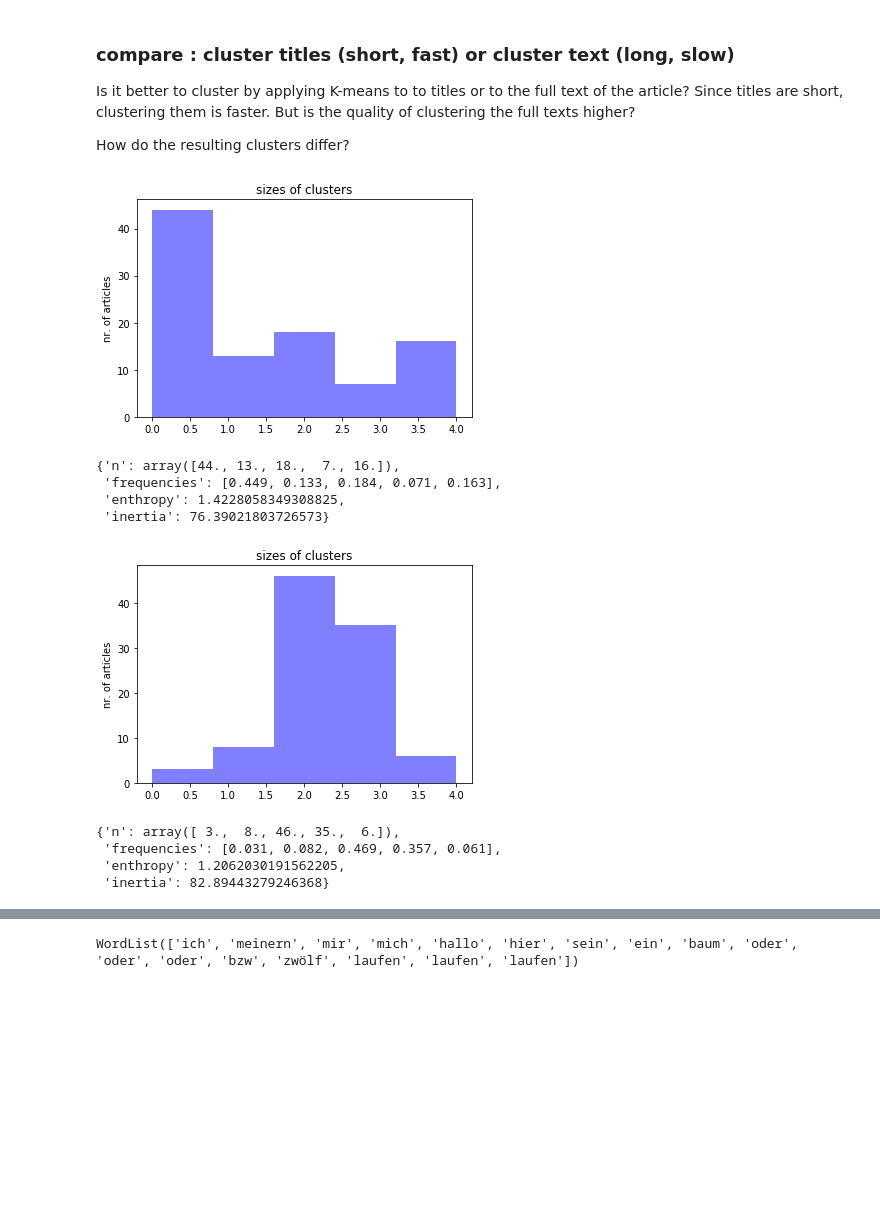
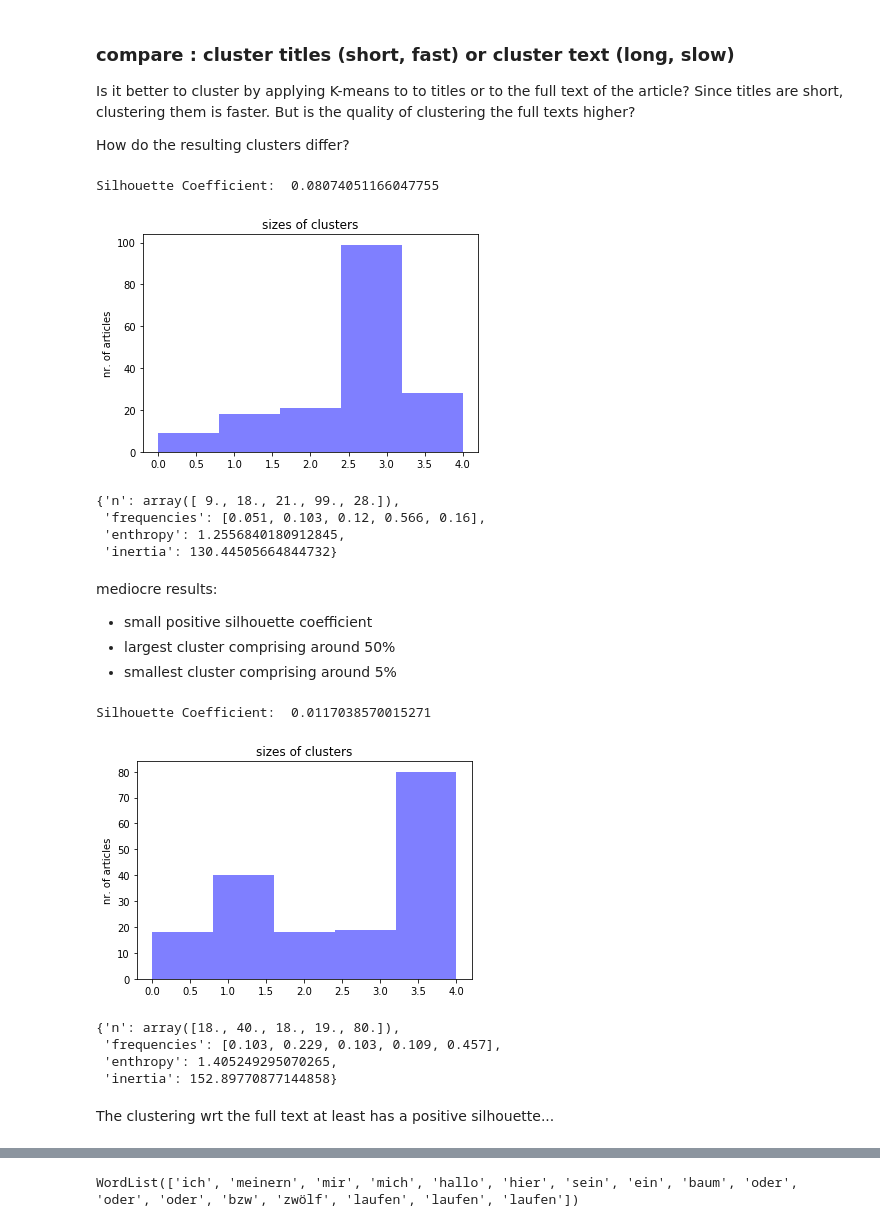
Before and after one commit to s81320/newsreader, a Jupyter notebook: workflow.ipynb, the cells around one changed output, grey strips where cells are left out. Cells and saved outputs as stored; diff of their text form; code cells hidden in the pictures; blank space fills up the shorter version.

```diff
--- a/workflow.ipynb
+++ b/workflow.ipynb
@@ -235,4 +186,4 @@ Remove punctuation. Lemmatize.
 # %%
-X = read_articles_transform_to_df('articles_02/*clean.json',debug=False)
+X = ml.read_articles_transform_to_df('articles_02/*clean.json',debug=False)
 #X['text'][0] # to check what we work with: Umlaute are correct, Data cleaning should have removed advertising text ...
 # %% [output]
@@ -269,31 +204,43 @@ X.head()
 Is it better to cluster by applying K-means to to titles or to the full text of the article? Since titles are short, clustering them is faster. But is the quality of clustering the full texts higher?
 
 How do the resulting clusters differ?
+# %%
+def my_clustering(list_of_strings, max_df , min_df , n_clusters):
+
+    tfidf = TfidfVectorizer(max_df=max_df , min_df =min_df)
+    km =  KMeans(init='k-means++', n_clusters=n_clusters, n_init=10)
+
+    my_pipe = Pipeline([('vect', tfidf), ('cluster', km) ])
+
+    my_pipe.fit(list_of_strings)
+
+    return(tfidf,km)
 # %%
-list_of_titles = [' '.join(preprocess(t)) for t in X['title']]
-
-cv = TfidfVectorizer(max_df=0.8 , min_df =2)
-km =  KMeans(init='k-means++', n_clusters=5, n_init=10)
-
-text_cluster = Pipeline([('vect', cv), ('cluster', km) ])
-
-#text_cluster.fit(list_of_titles[0:100])
-text_cluster.fit(list_of_titles)
-
-X['cluster'] = pd.DataFrame(km.labels_) # contains labels
+list_of_titles=[' '.join(ml.preprocess(t)) for t in X['title']]
+tfidf_titles , km_titles=my_clustering(list_of_titles, max_df=0.8 , min_df=3, n_clusters=5)
+X['cluster']=pd.DataFrame(km_titles.labels_)
 # %%
 # it could be good to cluster on the basis of title / headline and description.
 # there are more words and it is easier to find overlaps.
 
 # another approach would be to use word embeddings, either pretrained.
 # Or: train the word embeddings on the articles' text and then use it only for the titles.
-# %%
-evaluate_cluster(km)
-#cv.get_feature_names()[0:10]
-# %% [output]
-[figure, removed]
-{'n': array([44., 13., 18.,  7., 16.]),
- 'frequencies': [0.449, 0.133, 0.184, 0.071, 0.163],
- 'enthropy': 1.4228058349308825,
- 'inertia': 76.39021803726573}
+# %%
+V = tfidf_titles.fit_transform(list_of_titles)
+print('Silhouette Coefficient: ', metrics.silhouette_score(V, km_titles.labels_, sample_size=1000))
+
+ml.evaluate_cluster(km_titles)
+#cv.get_feature_names()[0:10]
+# %% [output]
+Silhouette Coefficient:  0.08074051166047755
+[figure, added]
+{'n': array([ 9., 18., 21., 99., 28.]),
+ 'frequencies': [0.051, 0.103, 0.12, 0.566, 0.16],
+ 'enthropy': 1.2556840180912845,
+ 'inertia': 130.44505664844732}
+# %% [markdown]
+mediocre results:
+* small positive silhouette coefficient
+* largest cluster comprising around 50%
+* smallest cluster comprising around 5%
 # %%
@@ -311,8 +250,14 @@ X['cluster'] = pd.DataFrame(km.labels_) # contains labels
-# %%
-evaluate_cluster(km)
-# %% [output]
-[figure, removed]
-{'n': array([ 3.,  8., 46., 35.,  6.]),
- 'frequencies': [0.031, 0.082, 0.469, 0.357, 0.061],
- 'enthropy': 1.2062030191562205,
- 'inertia': 82.89443279246368}
+# %%
+V = tfidf_texts.fit_transform(list_of_texts)
+print('Silhouette Coefficient: ', metrics.silhouette_score(V, km_texts.labels_, sample_size=1000))
+
+ml.evaluate_cluster(km_texts)
+# %% [output]
+Silhouette Coefficient:  0.0117038570015271
+[figure, added]
+{'n': array([18., 40., 18., 19., 80.]),
+ 'frequencies': [0.103, 0.229, 0.103, 0.109, 0.457],
+ 'enthropy': 1.405249295070265,
+ 'inertia': 152.89770877144858}
+# %% [markdown]
+The clustering wrt the full text at least has a positive silhouette...
```
Also changed, not shown: parts of 35 cells of this notebook, 9 other files.
